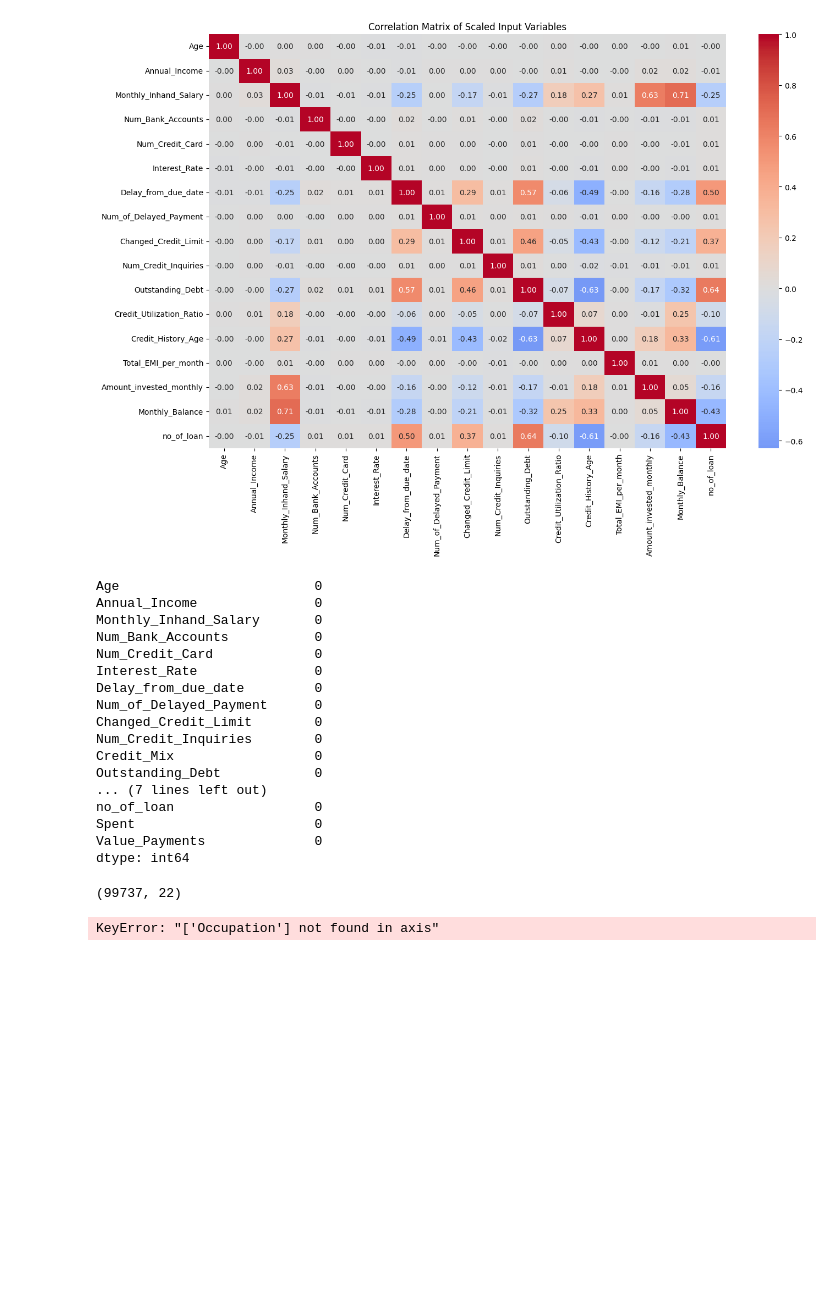
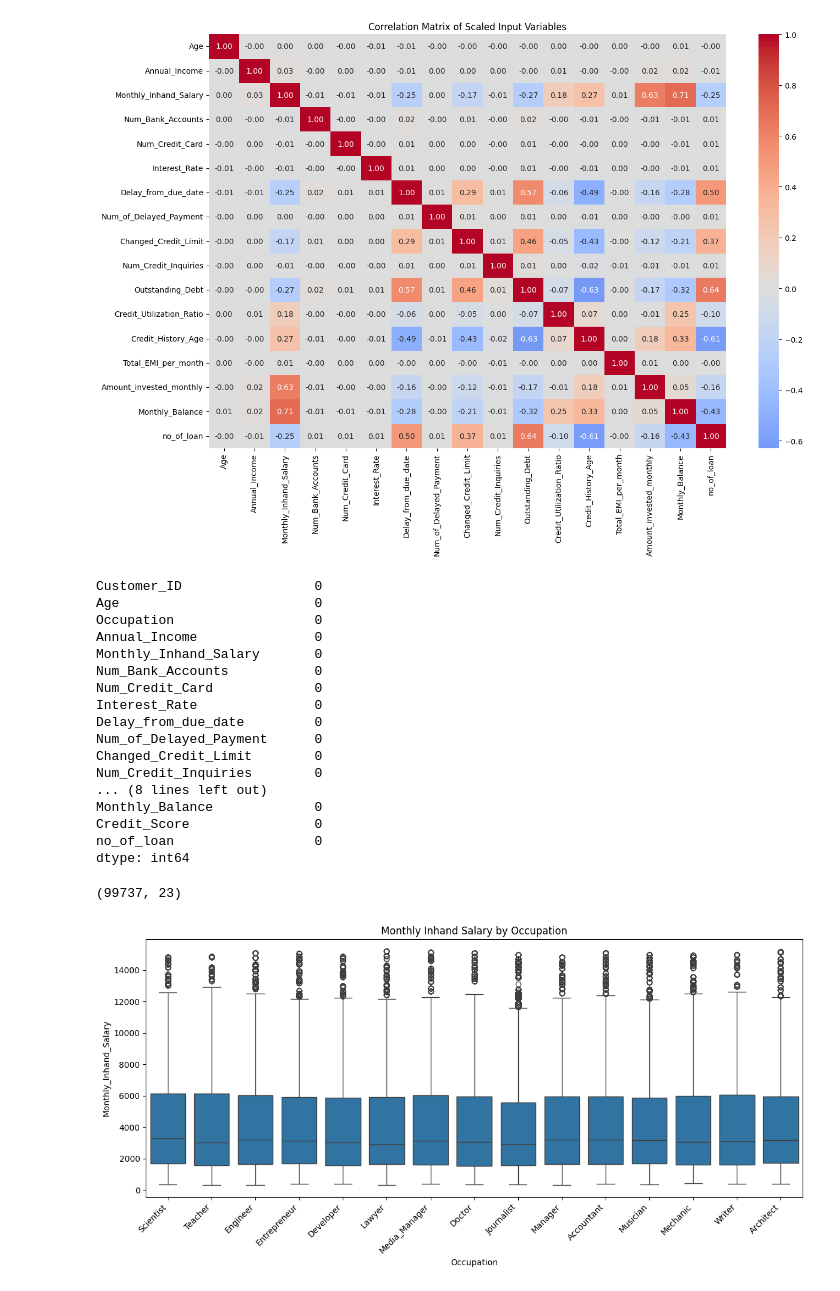
Before and after one commit to willevs1/ADS, a Jupyter notebook: working.ipynb, the cells around one changed output. Saved outputs shown, nothing was run; the diff lists cells and outputs as text; code cells hidden in the pictures; blank space fills up the shorter version.

```diff
--- a/working.ipynb
+++ b/working.ipynb
@@ -189,12 +193,12 @@ def clean_group_numeric(series):
     if len(valid) < 4:
         return series
 
-    q1 = valid.quantile(0.02)
-    q3 = valid.quantile(0.98)
-    iqr = q3 - q1
+    p1 = valid.quantile(0.02)
+    p3 = valid.quantile(0.98)
+    ipr = p3 - p1
 
-    lower = q1 - 1.5 * iqr
-    upper = q3 + 1.5 * iqr
+    lower = p1 - 1.5 * ipr
+    upper = p3 + 1.5 * ipr
     median_value = valid.median()
 
     series = series.apply(
@@ -332,7 +336,9 @@ df=df.dropna(axis=0)
 print(df.isnull().sum())
 df.shape
 # %% [output]
+Customer_ID                 0
 Age                         0
+Occupation                  0
 Annual_Income               0
 Monthly_Inhand_Salary       0
 Num_Bank_Accounts           0
@@ -342,14 +348,12 @@ Delay_from_due_date         0
 Num_of_Delayed_Payment      0
 Changed_Credit_Limit        0
 Num_Credit_Inquiries        0
-Credit_Mix                  0
-Outstanding_Debt            0
-... (7 lines left out)
+... (8 lines left out)
+Monthly_Balance             0
+Credit_Score                0
 no_of_loan                  0
-Spent                       0
-Value_Payments              0
 dtype: int64
-(99737, 22)
+(99737, 23)
 # %%
 df['Payment_Behaviour'] = df['Payment_Behaviour'].replace(['!@9#%8'], np.nan)
 
@@ -372,6 +376,19 @@ def repl_values(df):
 repl_values(df)
 # %%
 #reduce hot coding complexsiity
-df =df.drop("Occupation", axis=1)
+occupation_salary = (
+    df.groupby("Occupation")["Monthly_Inhand_Salary"]
+    .agg(["count", "mean", "median", "std"])
+    .sort_values("mean", ascending=False)
+)
+
+occupation_salary
+
+plt.figure(figsize=(12, 6))
+sns.boxplot(data=df, x="Occupation", y="Monthly_Inhand_Salary")
+plt.title("Monthly Inhand Salary by Occupation")
+plt.xticks(rotation=45, ha="right")
+plt.tight_layout()
+plt.show()
 # %% [output]
-KeyError: "['Occupation'] not found in axis"
+[figure, added]
```
Also changed, not shown: parts of 23 cells of this notebook, 3 other files.
